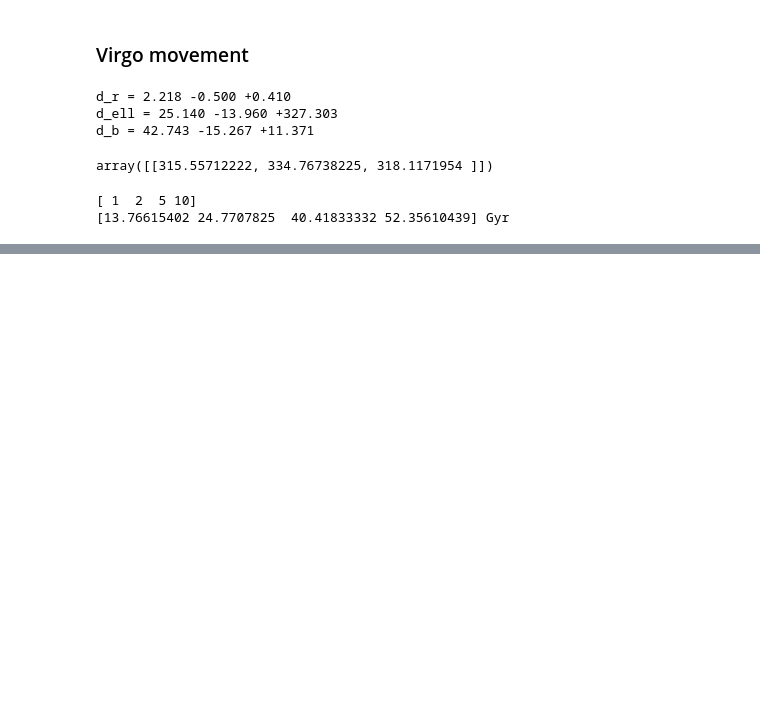
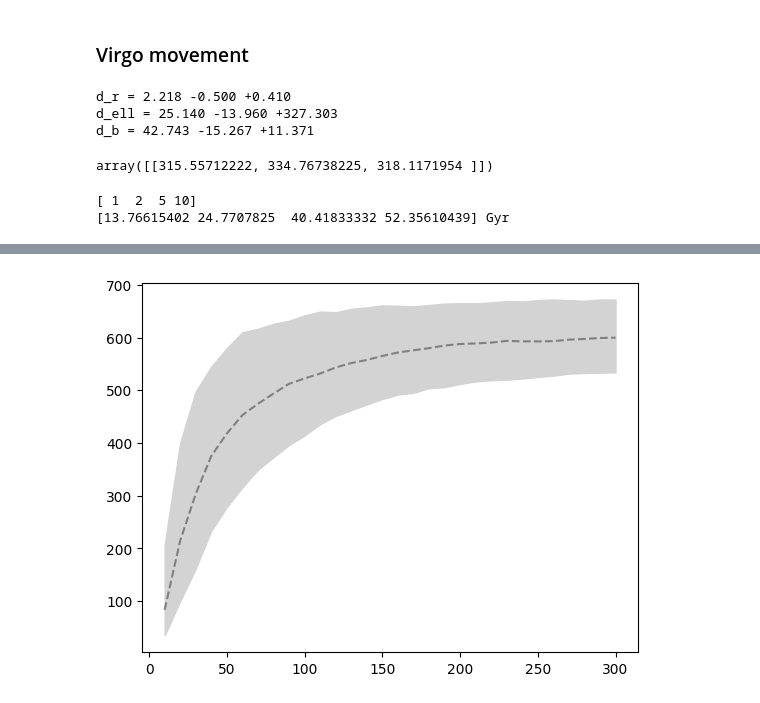
Before and after one commit to Richard-Sti/FlowIntegrator, a Jupyter notebook: notebooks/paper_plots.ipynb, the cells around one changed output, grey strips where cells are left out. Cells and saved outputs as stored; diff of their text form; code cells hidden in the pictures; blank space fills up the shorter version.

```diff
--- a/notebooks/paper_plots.ipynb
+++ b/notebooks/paper_plots.ipynb
@@ -240,0 +313,22 @@ print(cosmo.age(z))
+# %%
+f = np.load("/Users/rstiskalek/Downloads/quijote_fiducial_velocity_convergence_PCS_z0.npz")
+
+
+R = f["radii"]
+v_full = f["v_full"]
+v_radii = f["v_radii"]
+
+
+v_full_mag = np.linalg.norm(v_full, axis=-1)
+
+
+mask = (v_full_mag > 520) & (v_full_mag < 720)
+
+v_full = v_full[mask]
+v_radii = v_radii[mask]
+
+v_full_mag = np.linalg.norm(v_full, axis=-1)
+v_radii_mag = np.linalg.norm(v_radii, axis=-1)
+
+
+ylow, ymed, yhigh = np.percentile(v_radii_mag, [16, 50, 84], axis=0)
@@ -240,0 +339,8 @@ print(cosmo.age(z))
+# %%
+plt.figure()
+plt.fill_between(R, ylow, yhigh, color="lightgray", label="Full field (16-84th pct.)")
+plt.plot(R, ymed, color="gray", linestyle="--", label="Full field (median)")
+
+plt.show()
+# %% [output]
+[figure, added]
```
Also changed, not shown: parts of 15 cells of this notebook.
